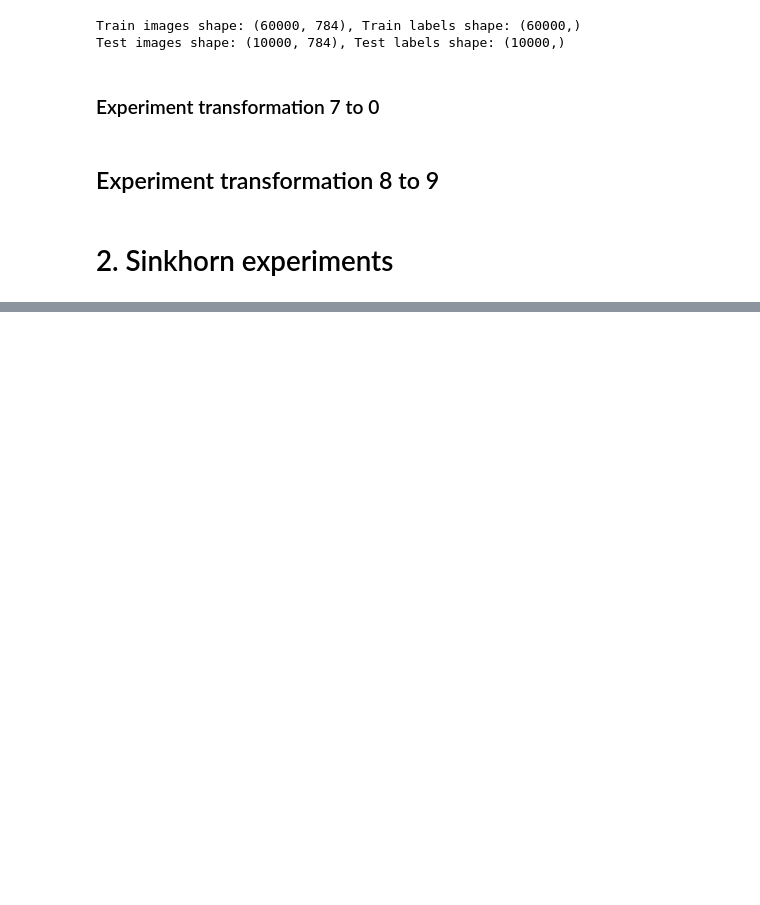
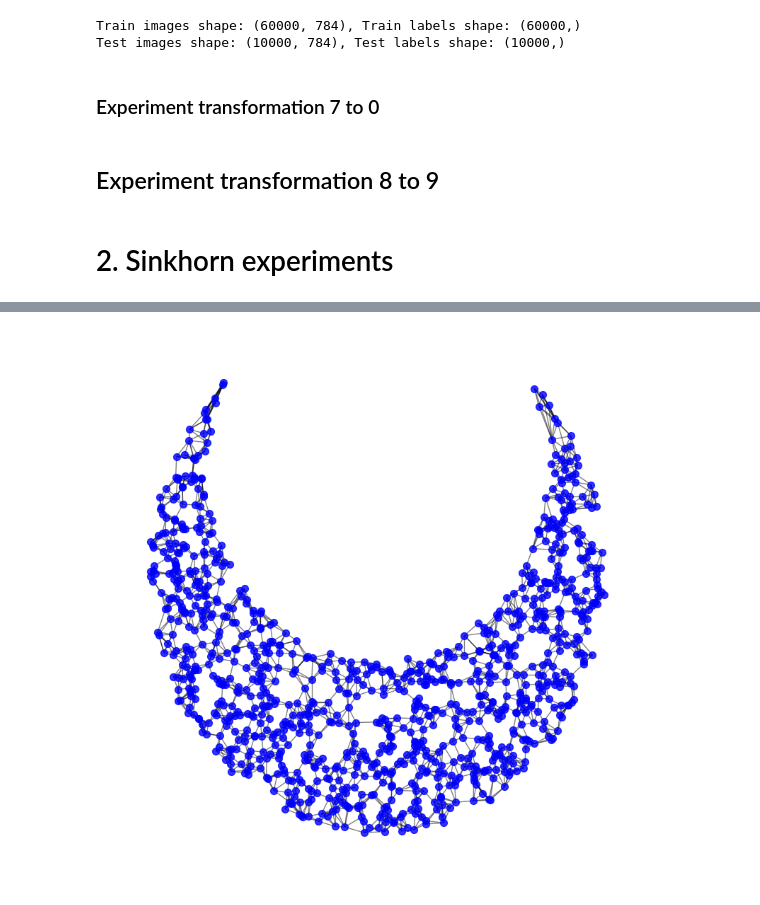
Before and after one commit to kerrianlc/Sinkhorn, a Jupyter notebook: plots.ipynb, the cells around one changed output, grey strips where cells are left out. Saved outputs shown, nothing was run; the diff lists cells and outputs as text; code cells hidden in the pictures; blank space fills up the shorter version.

```diff
--- a/plots.ipynb
+++ b/plots.ipynb
@@ -288,0 +325,5 @@ step 30
+# %%
+cost = ManifoldProjection(horn_pts, k_neighbor=7, closing_manifold_ratio=0.2, manifold_ratio=0.4)
+cost.draw_graph()
+# %% [output]
+[figure, added]
```
Also changed, not shown: parts of 11 cells of this notebook, 4 other files.
